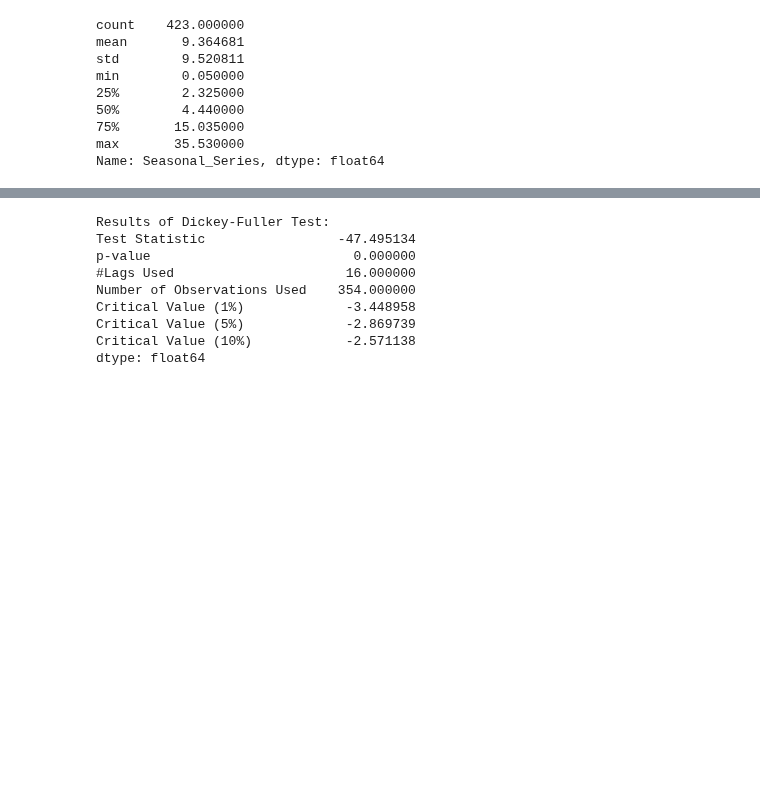
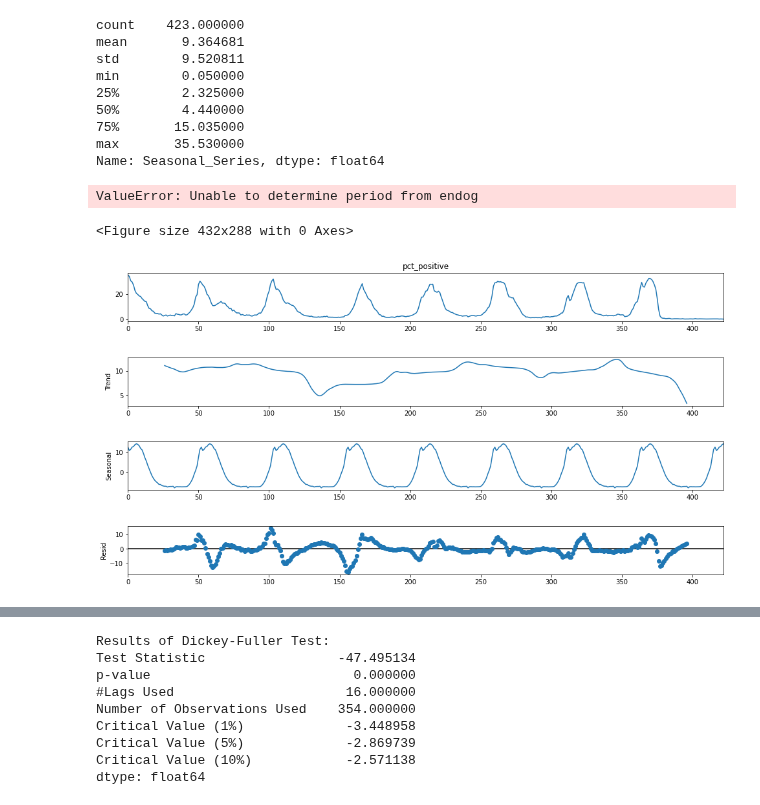
Before and after one commit to andrewmejia600/DS7333, a Jupyter notebook: CASE_STUDY_8/FinalModel_pct_positive_v3.ipynb, the cells around one changed output, grey strips where cells are left out. Drawn from its saved outputs; the diff is of its cells as text; code cells hidden in the pictures; blank space fills up the shorter version.

```diff
--- a/CASE_STUDY_8/FinalModel_pct_positive_v3.ipynb
+++ b/CASE_STUDY_8/FinalModel_pct_positive_v3.ipynb
@@ -314,6 +314,17 @@ min        0.050000
 max       35.530000
 Name: Seasonal_Series, dtype: float64
 # %%
-#stl = STL(dif_52, seasonal=53)
-#res = stl.fit()
-#fig = res.plot()
+stl = STL(dif_52)
+res = stl.fit()
+fig = res.plot()
+# %% [output]
+ValueError: Unable to determine period from endog
+# %%
+from statsmodels.tsa.seasonal import seasonal_decompose
+decomposition = seasonal_decompose(flu_data.pct_positive, freq=52)
+fig = plt.figure()
+fig = decomposition.plot()
+fig.set_size_inches(15, 8)
+# %% [output]
+<Figure size 432x288 with 0 Axes>
+[figure, added]
```
Also changed, not shown: parts of 4 cells of this notebook, 1 other file.
